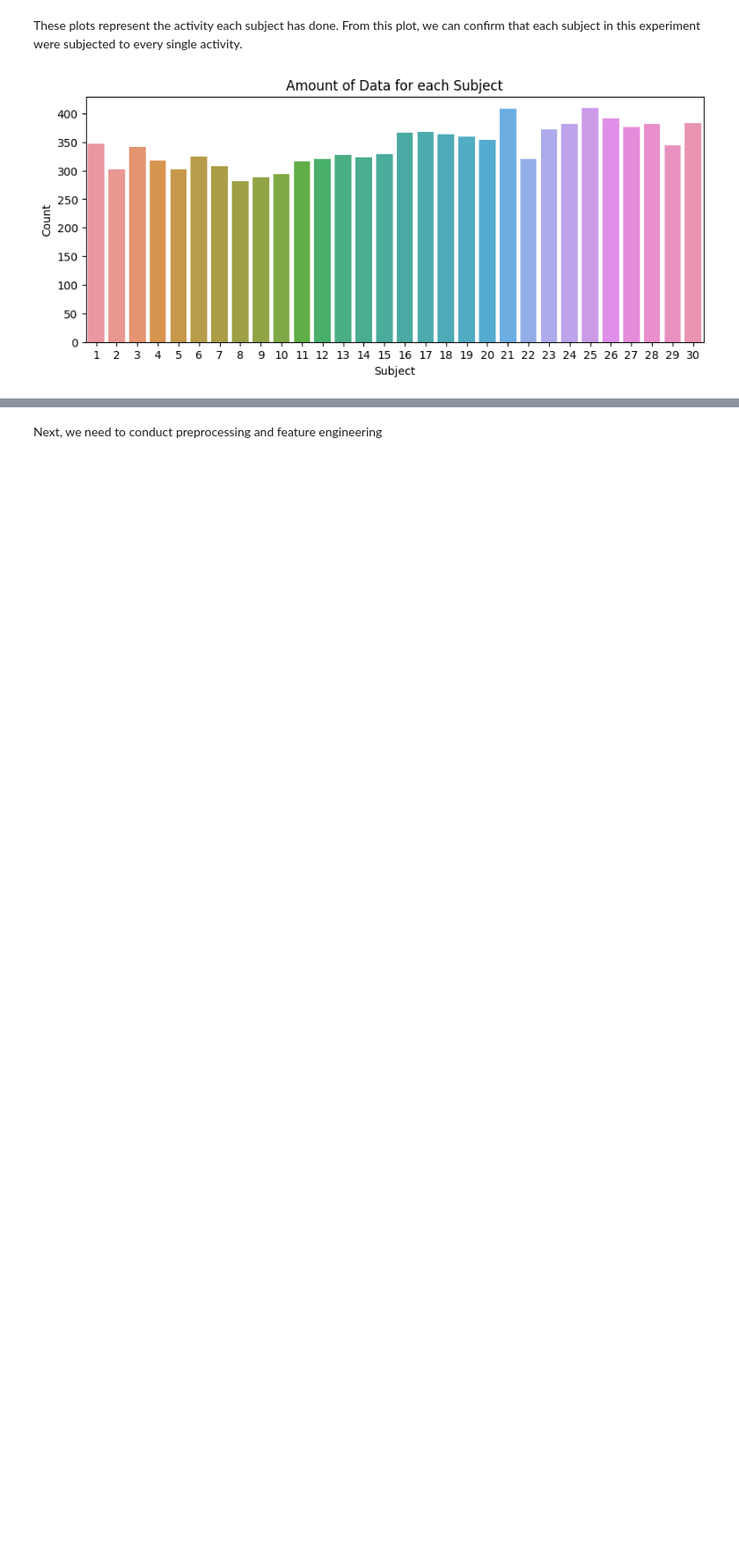
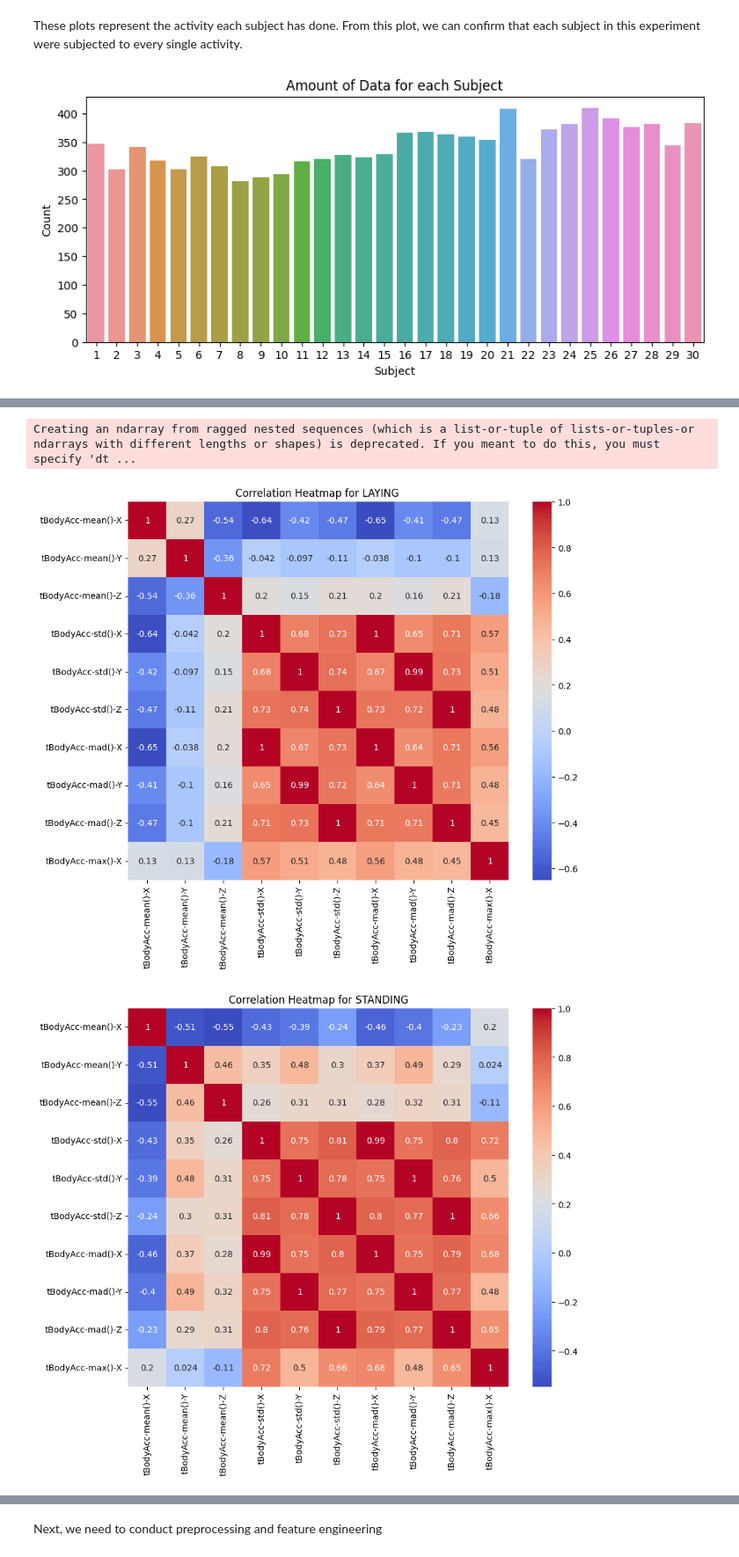
Before and after one commit to soumildatta/ActivityDetection, a Jupyter notebook: test.ipynb, the cells around one changed output, grey strips where cells are left out. Shown at 88% size. Drawn from its saved outputs; the diff is of its cells as text; code cells hidden in the pictures; blank space fills up the shorter version.

```diff
--- a/test.ipynb
+++ b/test.ipynb
@@ -183,0 +209,55 @@ plt.show()
+# %%
+df['Activity'] = label_encoded
+
+# print(df_encoded.shape)
+
+def split_iterate(df_encoded, colname='Activity'):
+    return [x for __, x in df_encoded.groupby(colname)]
+
+split = split_iterate(df)
+
+pd.DataFrame(split)
+
+
+# for df in split:
+#     print(df['Activity'].unique)
+
+#Activities in question: WALKING, WALKING_UPSTAIRS, WALKING_DOWNSTAIRS, SITTING, STANDING, LAYING
+features = ['tBodyAcc-mean()-X', 'tBodyAcc-mean()-Y','tBodyAcc-mean()-Z','tBodyAcc-std()-X','tBodyAcc-std()-Y',	'tBodyAcc-std()-Z',	'tBodyAcc-mad()-X',	'tBodyAcc-mad()-Y',	'tBodyAcc-mad()-Z',	'tBodyAcc-max()-X']
+
+sub1, sub2, sub3, sub4, sub5, sub6 = split
+
+subdata = [sub1, sub2, sub3, sub4, sub5, sub6]
+
+subdata  = [df[features] for df in subdata]
+
+
+# print(sub1.shape)
+# print(sub1)
+# print(sub2.shape)
+# print(sub3.shape)
+# print(sub4.shape)
+# print(sub5.shape)
+# print(sub6.shape)
+
+#### features that may be beneficial for futher analysis:
+
+# for i, df in enumerate(subdata, start=1):
+#     plt.figure(figsize=(10, 8))
+#     matrix = df.corr(method = 'spearman')  # Change to df.corr(method='spearman') for Spearman correlation
+#     sns.heatmap(matrix, annot=True, cmap='coolwarm')
+#     plt.title(f'Correlation Heatmap for Sub {i}')
+#     plt.show()
+activity_labels = ['LAYING ', 'STANDING', 'SITTING', 'WALKING', 'WALKING_UPSTAIRS', 'WALKING_DOWNSTAIRS']
+
+for i, df in enumerate(subdata, start=1):
+    plt.figure(figsize=(10, 8))
+    # Calculating correlation matrix (consider using Spearman's method if features are not normally distributed)
+    matrix = df.corr(method='pearson')  # or 'spearman'
+    sns.heatmap(matrix, annot=True, cmap='coolwarm')
+    plt.title(f'Correlation Heatmap for {activity_labels[i-1]}')
+    plt.show()
+# %% [output]
+Creating an ndarray from ragged nested sequences (which is a list-or-tuple of lists-or-tuples-or ndarrays with different lengths or shapes) is deprecated. If you meant to do this, you must specify 'dt ...
+[figure, added]
+[figure, added]
```
Also changed, not shown: parts of 13 cells of this notebook.
